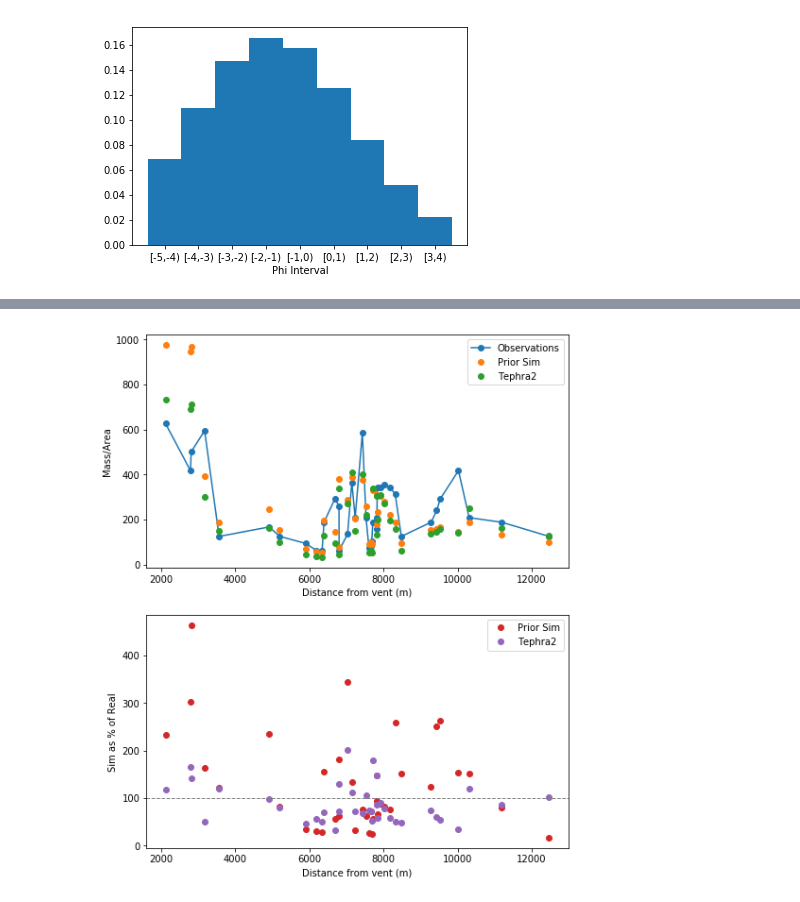
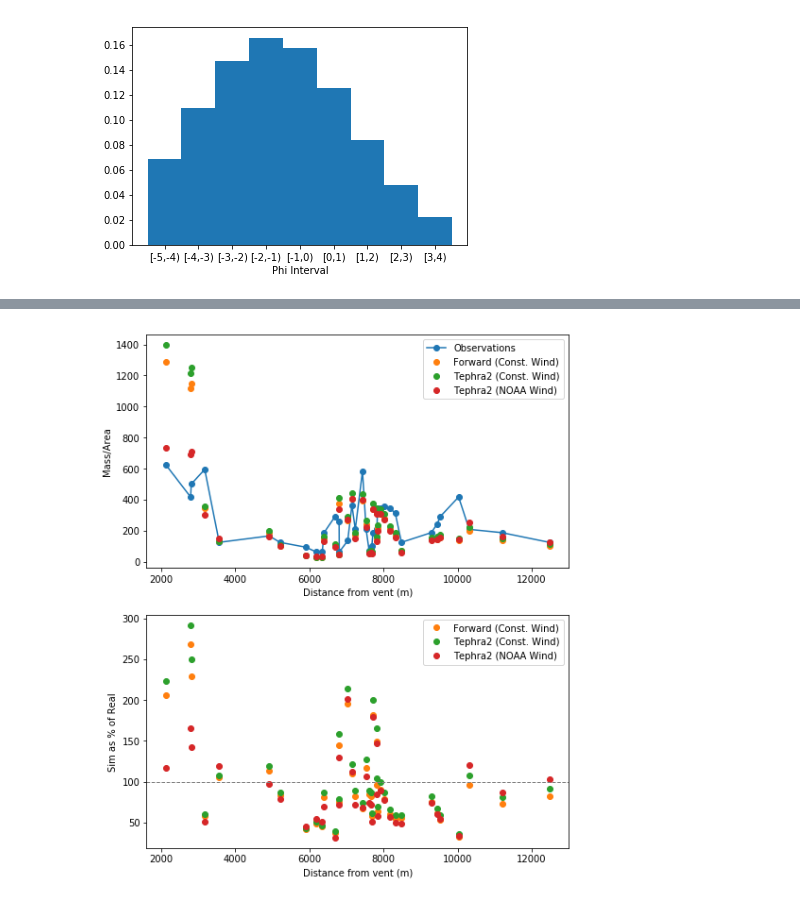
Before and after one commit to nmostert/inversion_project, a Jupyter notebook: Fixing_vent_height.ipynb, the cells around one changed output, grey strips where cells are left out. Saved outputs shown, nothing was run; the diff lists cells and outputs as text; code cells hidden in the pictures.

Commit message:
Added forward model support for wind effects below vent elevation

```diff
--- a/Fixing_vent_height.ipynb
+++ b/Fixing_vent_height.ipynb
@@ -89,7 +90,7 @@ t2_df, _, _, _ = io.read_tephra2("data/colima/colima_tephra2_sim_data.txt")
 # Order of these 3 commands matter
 t2_df["radius"] = np.sqrt(t2_df["Easting"]**2 + t2_df["Northing"]**2)
 t2_df = t2_df.sort_values(by=['radius'])
-t2_df["Residual"] = t2_df["MassArea"]/obs_df["MassArea"]*100
+t2_df["Residual"] = t2_df["MassArea"].values/obs_df["MassArea"].values*100
 
 display(t2_df.head())
 # %% [output]
@@ -231,7 +232,7 @@ for phi_step in phi_steps:
         config["PLUME_HEIGHT"],
         (config["ALPHA"], config["BETA"]),
         mass_in_phi, (u,v),
-        phi_step["lower"], phi_step["density"],
+        phi_step["lower"], phi_step["density"], 2500,
         config["DIFFUSION_COEFFICIENT"],
         config["EDDY_CONST"],
         config["FALL_TIME_THRESHOLD"])
@@ -267,6 +268,6 @@ forward_df = df_merge
 
 forward_df["radius"] = np.sqrt(forward_df["Easting"]**2 + forward_df["Northing"]**2)
 forward_df = forward_df.sort_values(by=['radius'])
-forward_df["Residual"] = forward_df["MassArea"]/obs_df["MassArea"]*100
+forward_df["Residual"] = forward_df["MassArea"].values/obs_df["MassArea"].values*100
 display(forward_df.head())
 # %% [output]
@@ -477,25 +478,27 @@ plt.show()
 # %%
 fig, axs = plt.subplots(2,1, figsize=(
         8,10), facecolor='w', edgecolor='k')
 axs = axs.ravel()
 
 axs[0].plot(obs_df["radius"].values, obs_df["MassArea"].values, 'C0o-', label="Observations")
 # plt.plot(rotdf["radius"].values, rotdf["MassArea"].values, 'C1o-')
-axs[0].plot(forward_df["radius"].values, forward_df["MassArea"].values, 'C1o', label="Prior Sim")
-axs[0].plot(t2_df["radius"].values, t2_df["MassArea"].values, 'C2o', label="Tephra2")
+axs[0].plot(forward_df["radius"].values, forward_df["MassArea"].values, 'C1o', label="Forward (Const. Wind)")
+axs[0].plot(t2_const_df["radius"].values, t2_const_df["MassArea"].values, 'C2o', label="Tephra2 (Const. Wind)")
+axs[0].plot(t2_df["radius"].values, t2_df["MassArea"].values, 'C3o', label="Tephra2 (NOAA Wind)")
 axs[0].legend()
 axs[0].set_xlabel("Distance from vent (m)")
 axs[0].set_ylabel("Mass/Area")
 
-axs[1].plot(forward_df["radius"].values, forward_df["Residual"].values, 'C3o', label="Prior Sim")
-axs[1].plot(t2_df["radius"].values, t2_df["Residual"].values, 'C4o', label="Tephra2")
+axs[1].plot(forward_df["radius"].values, forward_df["Residual"].values, 'C1o', label="Forward (Const. Wind)")
+axs[1].plot(t2_const_df["radius"].values, t2_const_df["Residual"].values, 'C2o', label="Tephra2 (Const. Wind)")
+axs[1].plot(t2_df["radius"].values, t2_df["Residual"].values, 'C3o', label="Tephra2 (NOAA Wind)")
 axs[1].axhline(100, linestyle="--", lw=1, c="gray")
 axs[1].legend()
 axs[1].set_xlabel("Distance from vent (m)")
 axs[1].set_ylabel("Sim as % of Real")
 plt.show()
 # %% [output]
-[figure, old version]
+[figure, new version]
 # %%
 priors_vals = {
     "a": 1.1,
```
Also changed, not shown: parts of 14 cells of this notebook, 3 other files.
